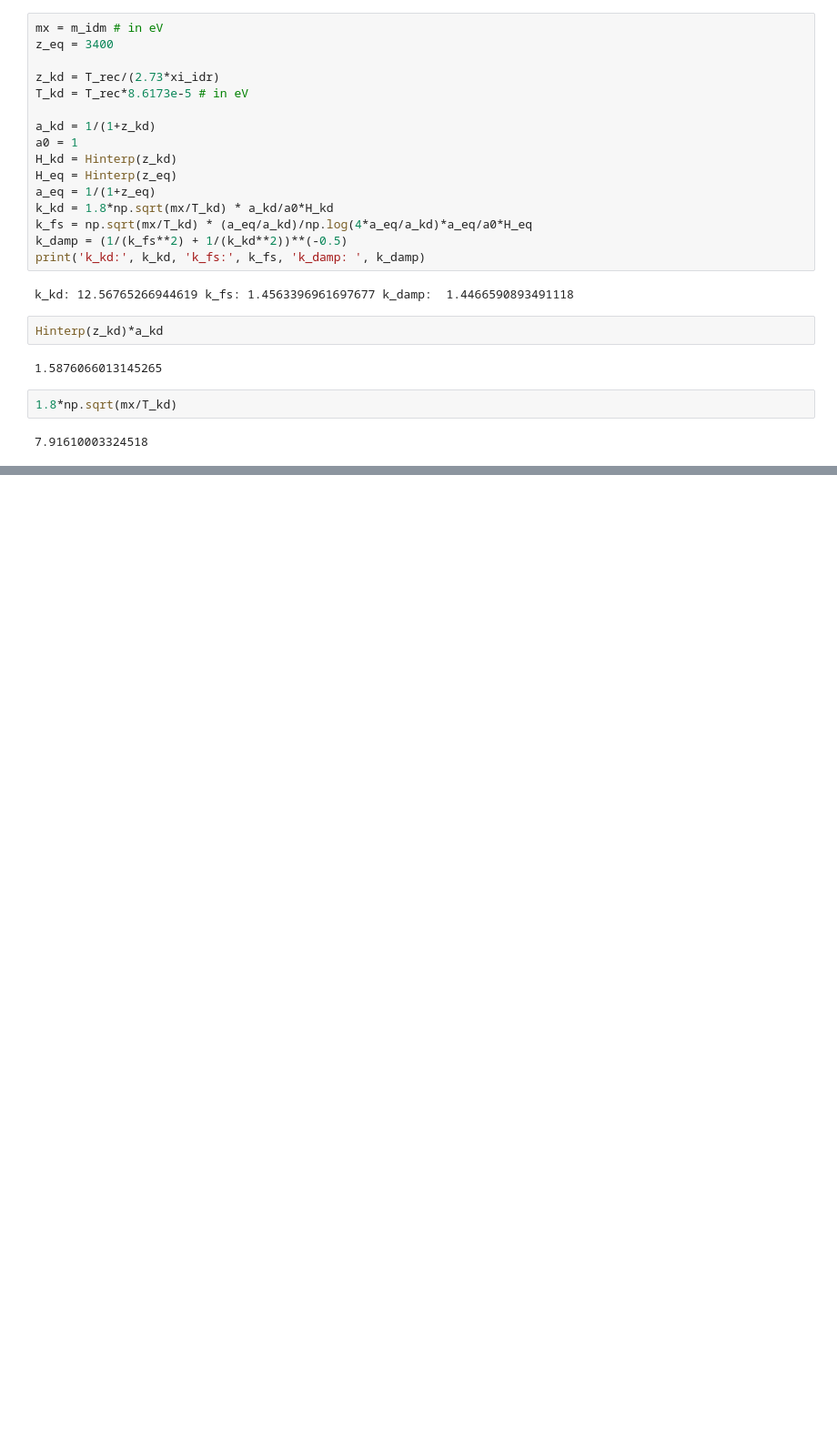
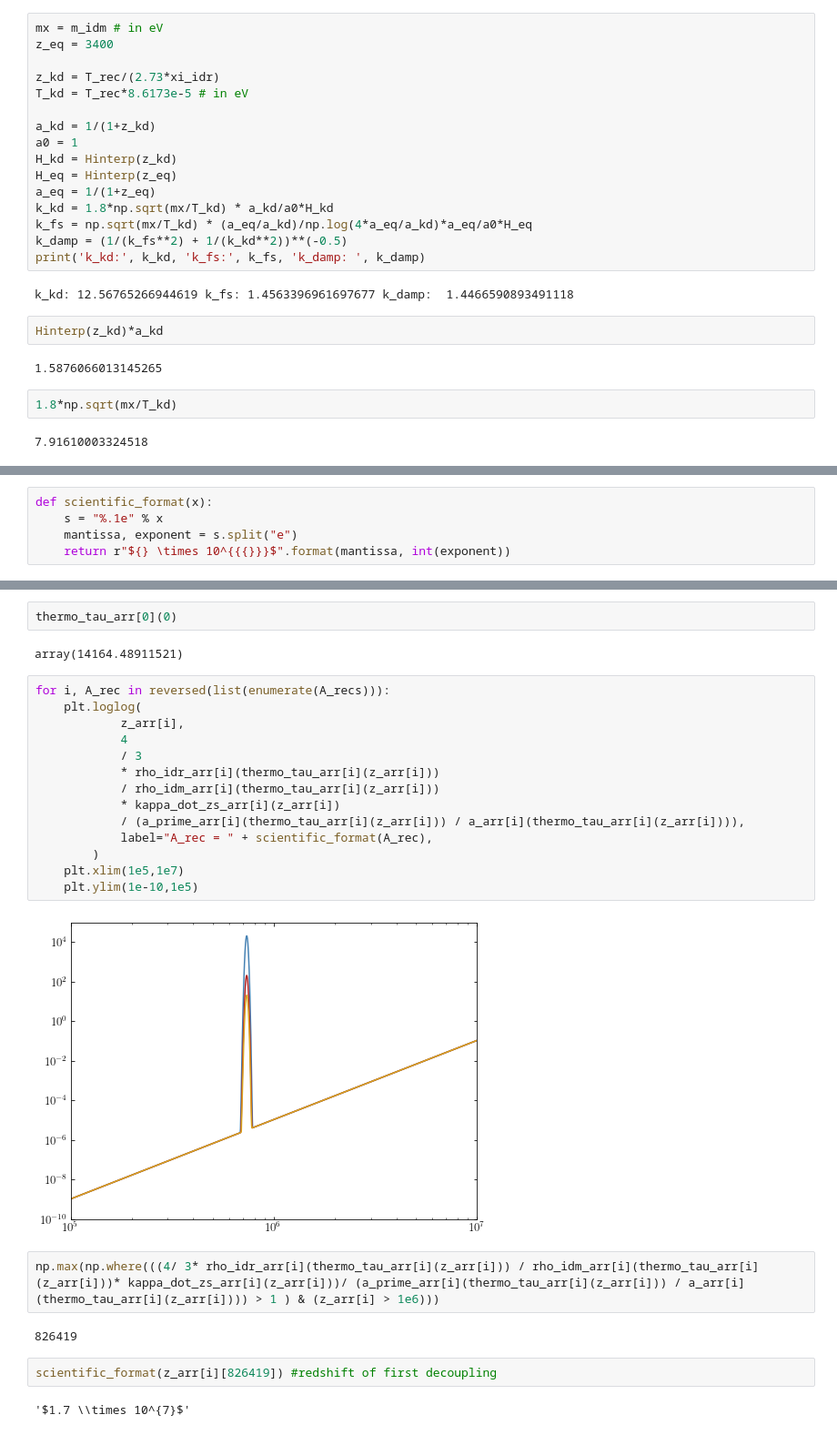
Before and after one commit to NolanSmyth/class_recoupling, a Jupyter notebook: cutoff.ipynb, the cells around one changed output, grey strips where cells are left out. Shown at 91% size. Drawn from its saved outputs; the diff is of its cells as text; blank space fills up the shorter version.

```diff
--- a/cutoff.ipynb
+++ b/cutoff.ipynb
@@ -339,0 +343,5 @@ Hinterp(z_kd)*a_kd
+# %%
+def scientific_format(x):
+    s = "%.1e" % x
+    mantissa, exponent = s.split("e")
+    return r"${} \times 10^{{{}}}$".format(mantissa, int(exponent))
@@ -339,0 +445,28 @@ Hinterp(z_kd)*a_kd
+# %%
+thermo_tau_arr[0](0)
+# %% [output]
+array(14164.48911521)
+# %%
+for i, A_rec in reversed(list(enumerate(A_recs))):
+    plt.loglog(
+            z_arr[i],
+            4
+            / 3
+            * rho_idr_arr[i](thermo_tau_arr[i](z_arr[i]))
+            / rho_idm_arr[i](thermo_tau_arr[i](z_arr[i]))
+            * kappa_dot_zs_arr[i](z_arr[i])
+            / (a_prime_arr[i](thermo_tau_arr[i](z_arr[i])) / a_arr[i](thermo_tau_arr[i](z_arr[i]))),
+            label="A_rec = " + scientific_format(A_rec),
+        )
+    plt.xlim(1e5,1e7)
+    plt.ylim(1e-10,1e5)
+# %% [output]
+[figure, added]
+# %%
+np.max(np.where(((4/ 3* rho_idr_arr[i](thermo_tau_arr[i](z_arr[i])) / rho_idm_arr[i](thermo_tau_arr[i](z_arr[i]))* kappa_dot_zs_arr[i](z_arr[i]))/ (a_prime_arr[i](thermo_tau_arr[i](z_arr[i])) / a_arr[i](thermo_tau_arr[i](z_arr[i]))) > 1 ) & (z_arr[i] > 1e6)))
+# %% [output]
+826419
+# %%
+scientific_format(z_arr[i][826419]) #redshift of first decoupling
+# %% [output]
+'$1.7 \\times 10^{7}$'
```
Also changed, not shown: parts of 9 cells of this notebook, 2 other files.
